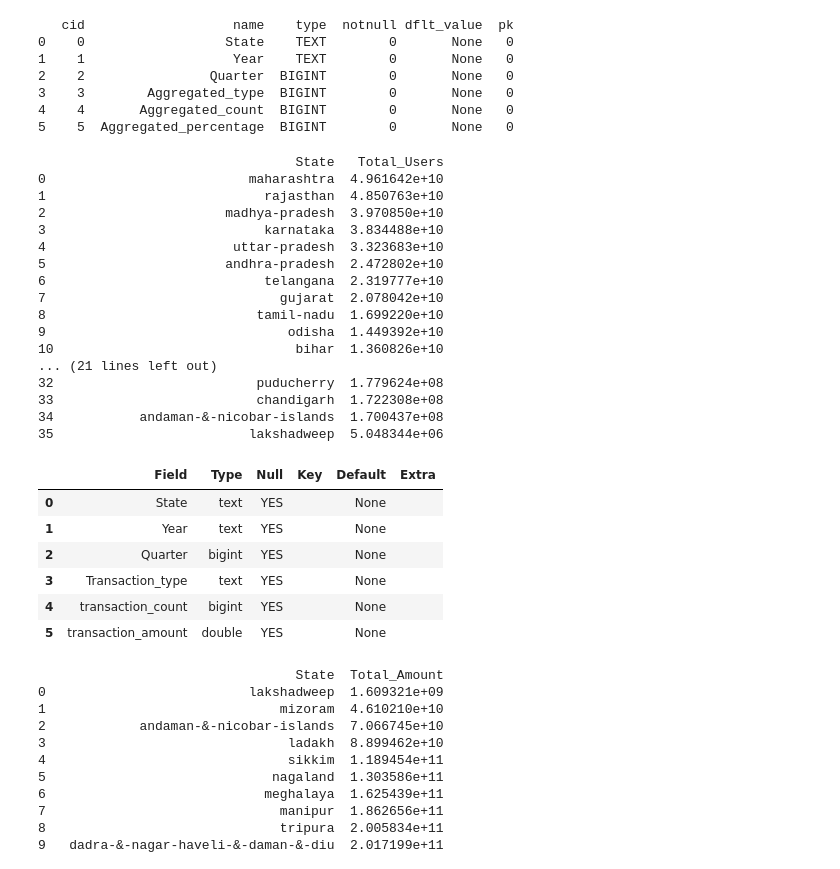
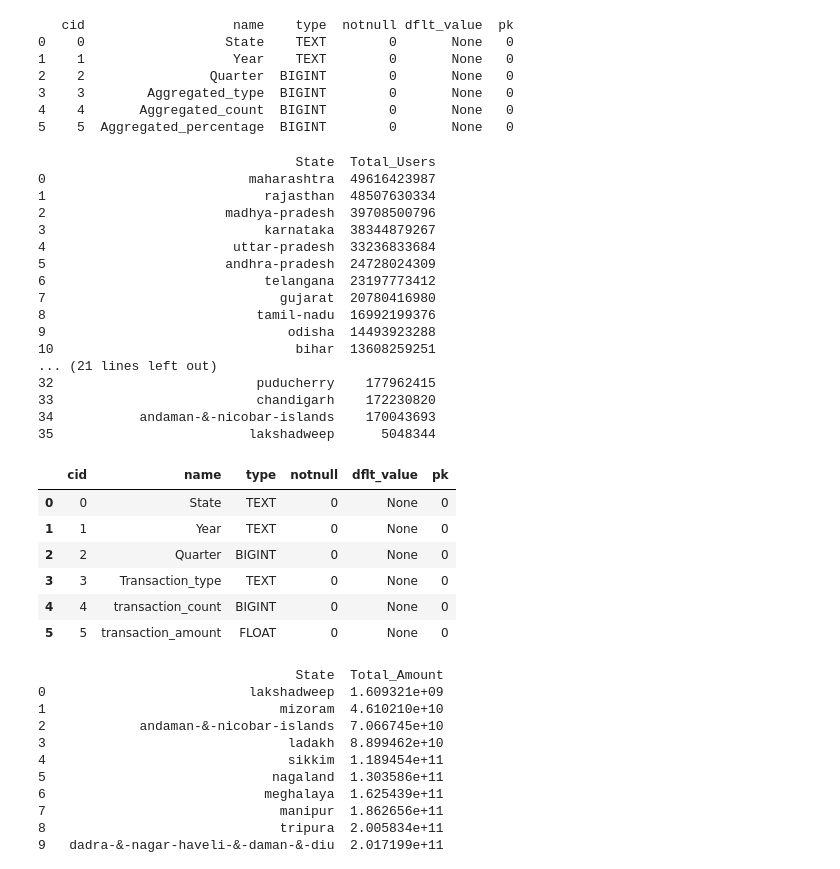
Before and after one commit to Maheshwaribaranikumar/PhonePe-Insights, a Jupyter notebook: PHONEPE (1).ipynb, the cells around one changed output. Cells and saved outputs as stored; diff of their text form; code cells hidden in the pictures.

```diff
--- a/PHONEPE (1).ipynb
+++ b/PHONEPE (1).ipynb
@@ -639,7 +639,8 @@ from sqlalchemy import create_engine
 import pandas as pd
 
 # Create SQLAlchemy engine
-engine = create_engine('mysql+pymysql://root:Mahesh@localhost/phonepe_data')
+engine = sqlite3.connect('phonepe_data.db')
+#engine = create_engine('mysql+pymysql://root:Mahesh@localhost/phonepe_data')
 
 # Your SQL Query
 query = """
@@ -651,33 +652,33 @@ ORDER BY Total_Users DESC
 result_df = pd.read_sql_query(query, engine)
 print(result_df)
 # %% [output]
-                                 State   Total_Users
-0                          maharashtra  4.961642e+10
-1                            rajasthan  4.850763e+10
-2                       madhya-pradesh  3.970850e+10
-3                            karnataka  3.834488e+10
-4                        uttar-pradesh  3.323683e+10
-5                       andhra-pradesh  2.472802e+10
-6                            telangana  2.319777e+10
-7                              gujarat  2.078042e+10
-8                           tamil-nadu  1.699220e+10
-9                               odisha  1.449392e+10
-10                               bihar  1.360826e+10
+                                 State  Total_Users
+0                          maharashtra  49616423987
+1                            rajasthan  48507630334
+2                       madhya-pradesh  39708500796
+3                            karnataka  38344879267
+4                        uttar-pradesh  33236833684
+5                       andhra-pradesh  24728024309
+6                            telangana  23197773412
+7                              gujarat  20780416980
+8                           tamil-nadu  16992199376
+9                               odisha  14493923288
+10                               bihar  13608259251
 ... (21 lines left out)
-32                          puducherry  1.779624e+08
-33                          chandigarh  1.722308e+08
-34           andaman-&-nicobar-islands  1.700437e+08
-35                         lakshadweep  5.048344e+06
+32                          puducherry    177962415
+33                          chandigarh    172230820
+34           andaman-&-nicobar-islands    170043693
+35                         lakshadweep      5048344
 # %%
-pd.read_sql_query("SHOW COLUMNS FROM aggregated_transaction;", con=engine)
+pd.read_sql_query("PRAGMA table_info(aggregated_transaction);", con=engine)
 # %% [output]
-|  | Field | Type | Null | Key | Default | Extra |
-| 0 | State | text | YES |  | None |  |
-| 1 | Year | text | YES |  | None |  |
-| 2 | Quarter | bigint | YES |  | None |  |
-| 3 | Transaction_type | text | YES |  | None |  |
-| 4 | transaction_count | bigint | YES |  | None |  |
-| 5 | transaction_amount | double | YES |  | None |  |
+|  | cid | name | type | notnull | dflt_value | pk |
+| 0 | 0 | State | TEXT | 0 | None | 0 |
+| 1 | 1 | Year | TEXT | 0 | None | 0 |
+| 2 | 2 | Quarter | BIGINT | 0 | None | 0 |
+| 3 | 3 | Transaction_type | TEXT | 0 | None | 0 |
+| 4 | 4 | transaction_count | BIGINT | 0 | None | 0 |
+| 5 | 5 | transaction_amount | FLOAT | 0 | None | 0 |
 # %%
 #Aggregated_transaction : Contains aggregated values for map-related data.
 #Total Transaction Amount by State
```
Also changed, not shown: parts of 67 cells of this notebook.
